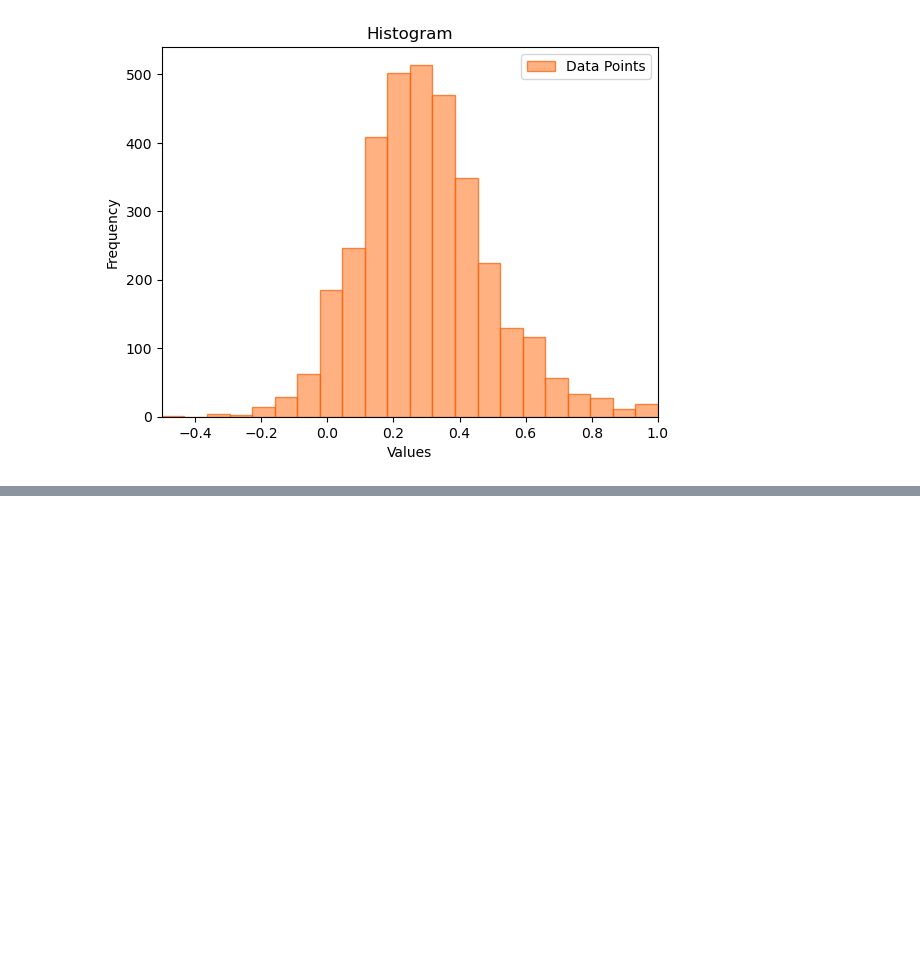
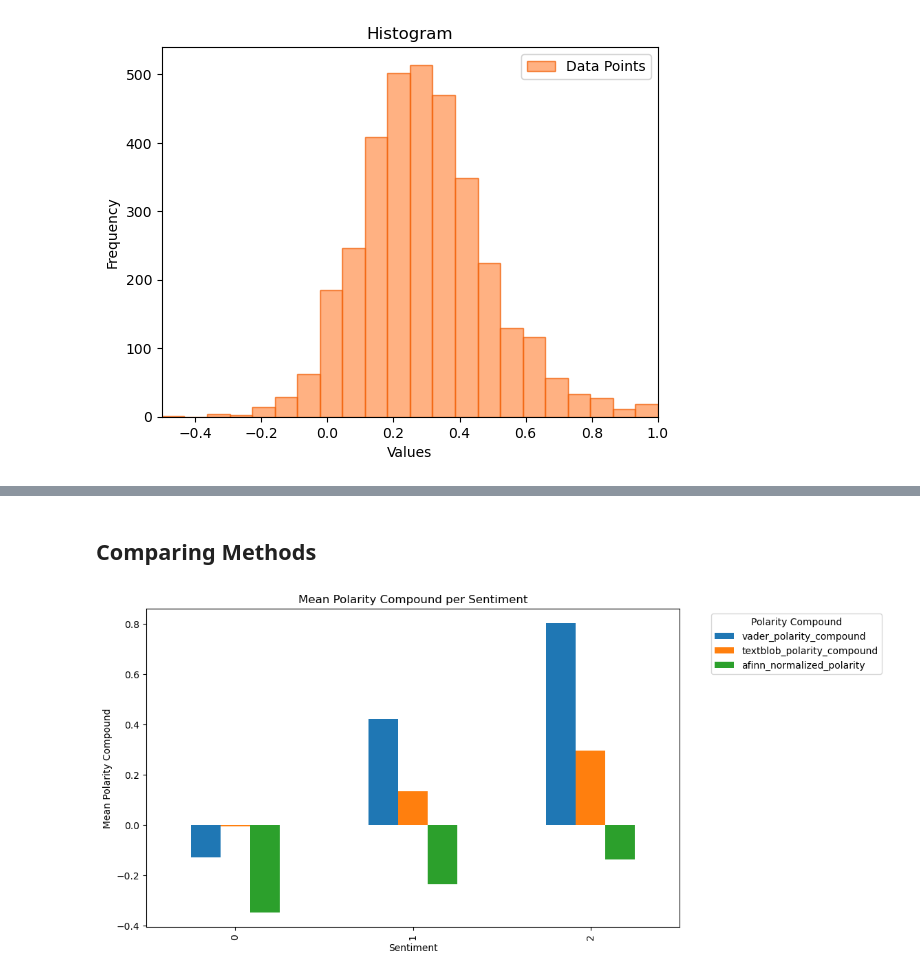
Before and after one commit to yeozs/MannheimDMProject, a Jupyter notebook: ant_lexicon_based.ipynb, the cells around one changed output, grey strips where cells are left out. Drawn from its saved outputs; the diff is of its cells as text; code cells hidden in the pictures; blank space fills up the shorter version.

Commit message:
name changes & additions to preprocessing

```diff
--- a/preprocessing_ant.ipynb
+++ b/ant_lexicon_based.ipynb
@@ -514,0 +623,8 @@ for tag in unique_tags:
+# %%
+from sklearn import preprocessing
+scaler = preprocessing.MinMaxScaler(feature_range = (-1,1))
+
+afinn_normalized_polarity = scaler.fit_transform(data["Afinn_polarity_compound"].to_numpy().reshape(-1, 1))
+# %%
+data["afinn_normalized_polarity"] = afinn_normalized_polarity.reshape(-1)
+data[['Reviews_1', 'Afinn_polarity_compound', 'afinn_normalized_polarity']].describe()
@@ -514,0 +661,19 @@ for tag in unique_tags:
+# %% [markdown]
+## Comparing Methods
+# %%
+compare = ['vader_polarity_compound', 'textblob_polarity_compound', 'afinn_normalized_polarity']
+# %%
+means_by_tag = data.groupby('Sentiment')[compare].mean()
+
+# Plot the means
+ax = means_by_tag.plot(kind='bar', figsize=(10, 6))
+plt.title('Mean Polarity Compound per Sentiment')
+plt.xlabel('Sentiment')
+plt.ylabel('Mean Polarity Compound')
+
+# Change the legend location to the upper right
+ax.legend(title='Polarity Compound', bbox_to_anchor=(1.05, 1), loc='upper left')
+
+plt.show()
+# %% [output]
+[figure, added]
```
Also changed, not shown: parts of 19 cells of this notebook.
